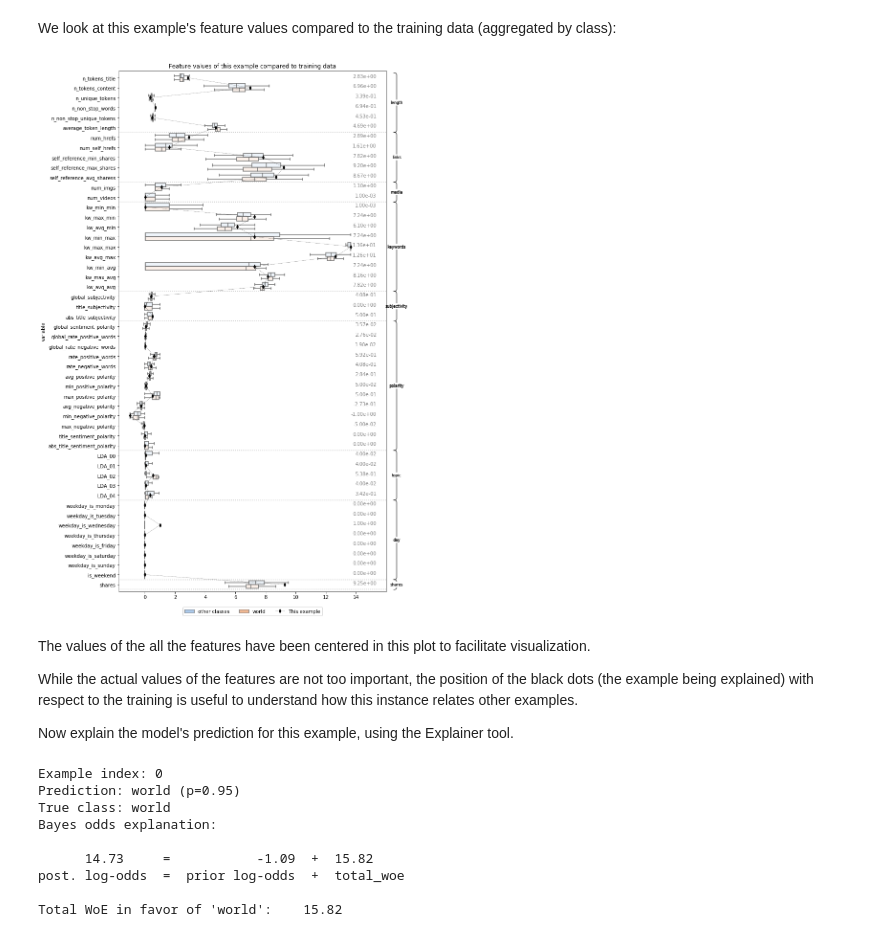
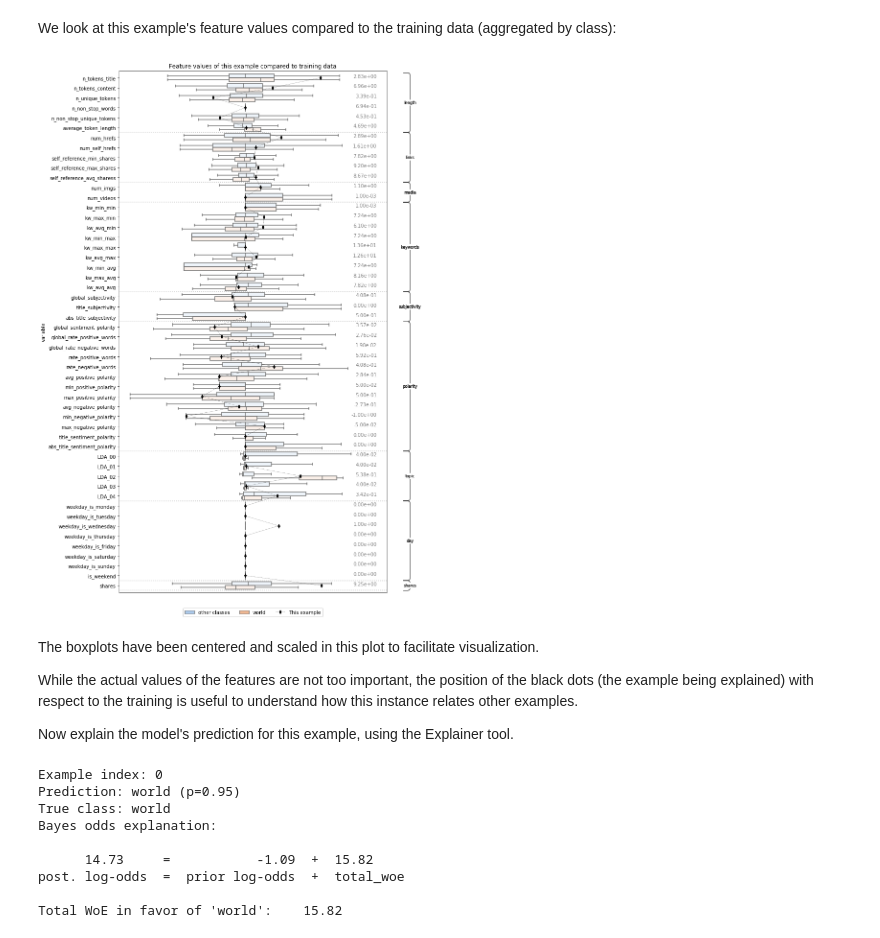
Before and after one commit to dmelis/interpretwoe, a Jupyter notebook: userstudy/WoE_UserStudy_Main.ipynb, the cells around one changed output. Saved outputs shown, nothing was run; the diff lists cells and outputs as text; code cells hidden in the pictures.

```diff
--- a/userstudy/WoE_UserStudy_Main.ipynb
+++ b/userstudy/WoE_UserStudy_Main.ipynb
@@ -148,12 +148,12 @@ True class:      world
 # %% [markdown]
 We look at this example's feature values compared to the training data (aggregated by class):
 # %%
-woeexplainer.plot_ranges(X.test[idx:idx+1], groupby='predicted', annotate='value', rescale=False)
+woeexplainer.plot_ranges(X.test[idx:idx+1], groupby='predicted', annotate='value', rescale=True)
 plt.show()
 # %% [output]
-[figure, old version]
+[figure, new version]
 # %% [markdown]
-The values of the all the features have been centered in this plot to facilitate visualization.
+The boxplots have been centered and scaled in this plot to facilitate visualization.
 
 While the actual values of the features are not too important, the position of the black dots (the example being explained) with respect to the training is useful to understand how this instance relates other examples.
 
```
